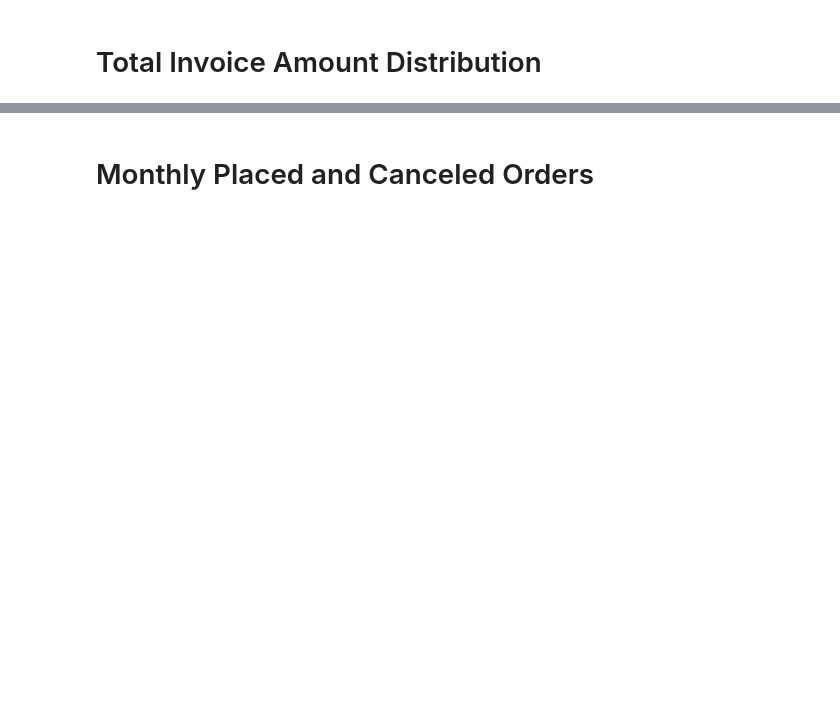
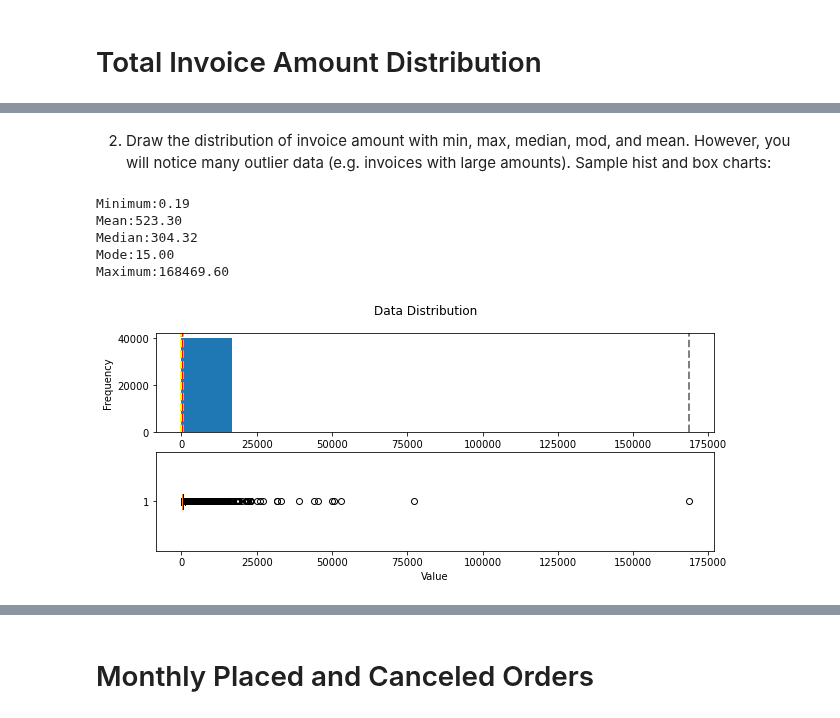
Before and after one commit to jarviscanada/jarvis_data_eng_FredeEmnetu, a Jupyter notebook: python_data_analytics/python_data_wrangling/retail_data_analytics_wrangling.ipynb, the cells around one changed output, grey strips where cells are left out. Cells and saved outputs as stored; diff of their text form; code cells hidden in the pictures; blank space fills up the shorter version.

Commit message:
updated retail_data_analytics

```diff
--- a/python_data_analytics/python_data_wrangling/retail_data_analytics_wrangling.ipynb
+++ b/python_data_analytics/python_data_wrangling/retail_data_analytics_wrangling.ipynb
@@ -67,0 +92,15 @@ retail_df.head()
+# %%
+retail_df = pd.read_csv("./data/online_retail_II.csv",delimiter=",")
+
+retail_df = retail_df.rename(columns={'Invoice':'invoice_no',
+                                      'StockCode':'stock_code',
+                                      'Description':'description',
+                                      'Quantity':'quantity',
+                                      'InvoiceDate':'invoice_date',
+                                      'Price':'price',
+                                      'Customer ID':'customer_id',
+                                      'Country':'country'})
+
+retail_df['invoice_date'] = pd.to_datetime(retail_df['invoice_date'])
+retail_df.info()
+retail_df.head()
@@ -87,0 +136,4 @@ retail_df.head()
+# %%
+retail_df['revenue'] = retail_df['price'] * retail_df['quantity']
+invoice_amount_df = retail_df[retail_df.revenue > 0].groupby('invoice_no')['revenue'].sum().reset_index()
+invoice_amount_df
@@ -87,0 +154,50 @@ retail_df.head()
+# %% [markdown]
+2. Draw the distribution of invoice amount with min, max, median, mod, and mean. However, you will notice many outlier data (e.g. invoices with large amounts). Sample hist and box charts:
+# %%
+def show_distribution(var_data):
+    from matplotlib import pyplot as plt
+
+    # Get statistics
+    min_val = var_data.min()
+    max_val = var_data.max()
+    mean_val = var_data.mean()
+    med_val = var_data.median()
+    mod_val = var_data.mode()[0]
+
+    print('Minimum:{:.2f}\nMean:{:.2f}\nMedian:{:.2f}\nMode:{:.2f}\nMaximum:{:.2f}\n'.format(min_val,
+                                                                                            mean_val,
+                                                                                            med_val,
+                                                                                            mod_val,
+                                                                                            max_val))
+
+    # Create a figure for 2 subplots (2 rows, 1 column)
+    fig, ax = plt.subplots(2, 1, figsize = (10,4))
+
+    # Plot the histogram
+    ax[0].hist(var_data)
+    ax[0].set_ylabel('Frequency')
+
+    # Add lines for the mean, median, and mode
+    ax[0].axvline(x=min_val, color = 'gray', linestyle='dashed', linewidth = 2)
+    ax[0].axvline(x=mean_val, color = 'cyan', linestyle='dashed', linewidth = 2)
+    ax[0].axvline(x=med_val, color = 'red', linestyle='dashed', linewidth = 2)
+    ax[0].axvline(x=mod_val, color = 'yellow', linestyle='dashed', linewidth = 2)
+    ax[0].axvline(x=max_val, color = 'gray', linestyle='dashed', linewidth = 2)
+
+    # Plot the boxplot
+    ax[1].boxplot(var_data, vert=False)
+    ax[1].set_xlabel('Value')
+
+    # Add a title to the Figure
+    fig.suptitle('Data Distribution')
+
+    # Show the figure
+    fig.show()
+show_distribution(invoice_amount_df['revenue'])
+# %% [output]
+Minimum:0.19
+Mean:523.30
+Median:304.32
+Mode:15.00
+Maximum:168469.60
+[figure, added]
```
Also changed, not shown: parts of 21 cells of this notebook, 1 other file.
